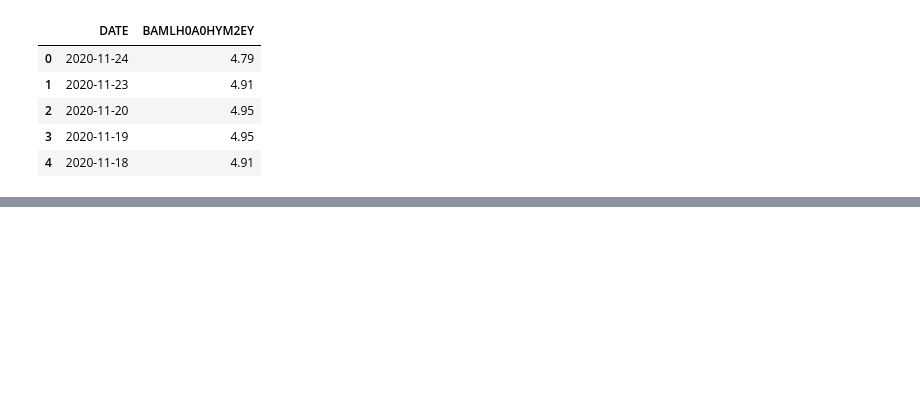
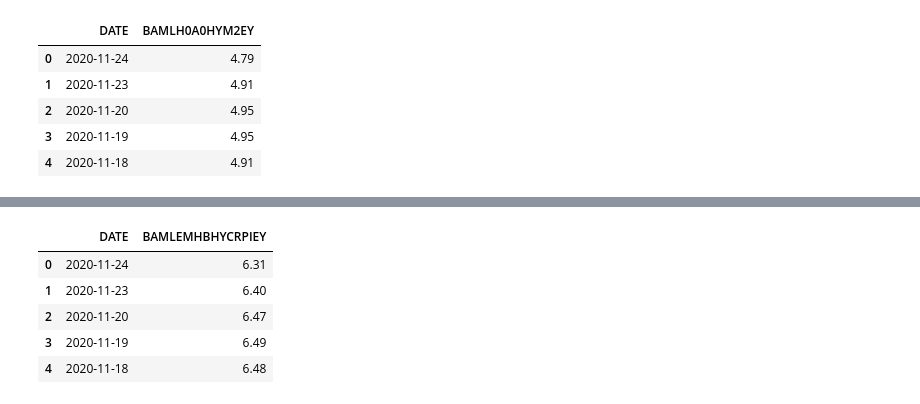
Before and after one commit to AmitSamra/Bonds, a Jupyter notebook: bonds.ipynb, the cells around one changed output, grey strips where cells are left out. Saved outputs shown, nothing was run; the diff lists cells and outputs as text; code cells hidden in the pictures; blank space fills up the shorter version.

```diff
--- a/bonds.ipynb
+++ b/bonds.ipynb
@@ -71,0 +111,12 @@ plt.show()
+# %%
+# Create dataframe
+df_emhy = pd.DataFrame(em_hy_corp['dataset']['data'], columns= em_hy_corp['dataset']['column_names'])
+df_emhy['DATE'] = df_emhy['DATE'].astype('datetime64[ns]')
+df_emhy.head()
+# %% [output]
+|  | DATE | BAMLEMHBHYCRPIEY |
+| 0 | 2020-11-24 | 6.31 |
+| 1 | 2020-11-23 | 6.40 |
+| 2 | 2020-11-20 | 6.47 |
+| 3 | 2020-11-19 | 6.49 |
+| 4 | 2020-11-18 | 6.48 |
```
Also changed, not shown: parts of 8 cells of this notebook.
